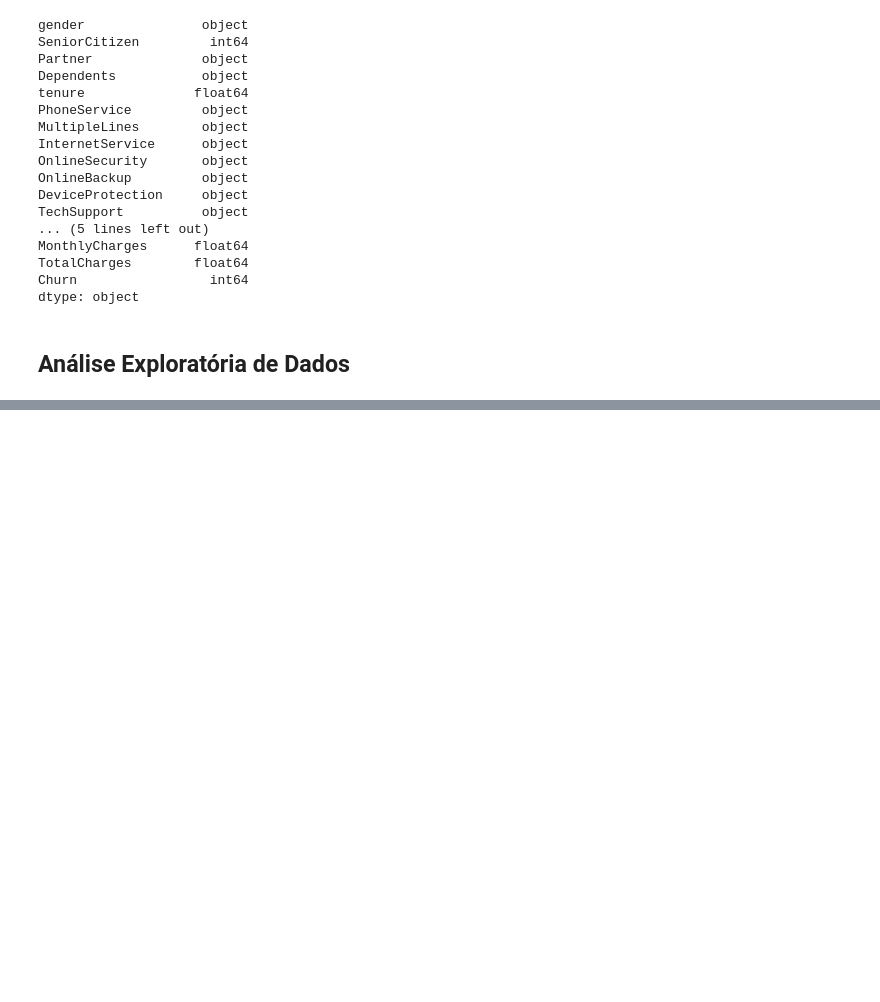
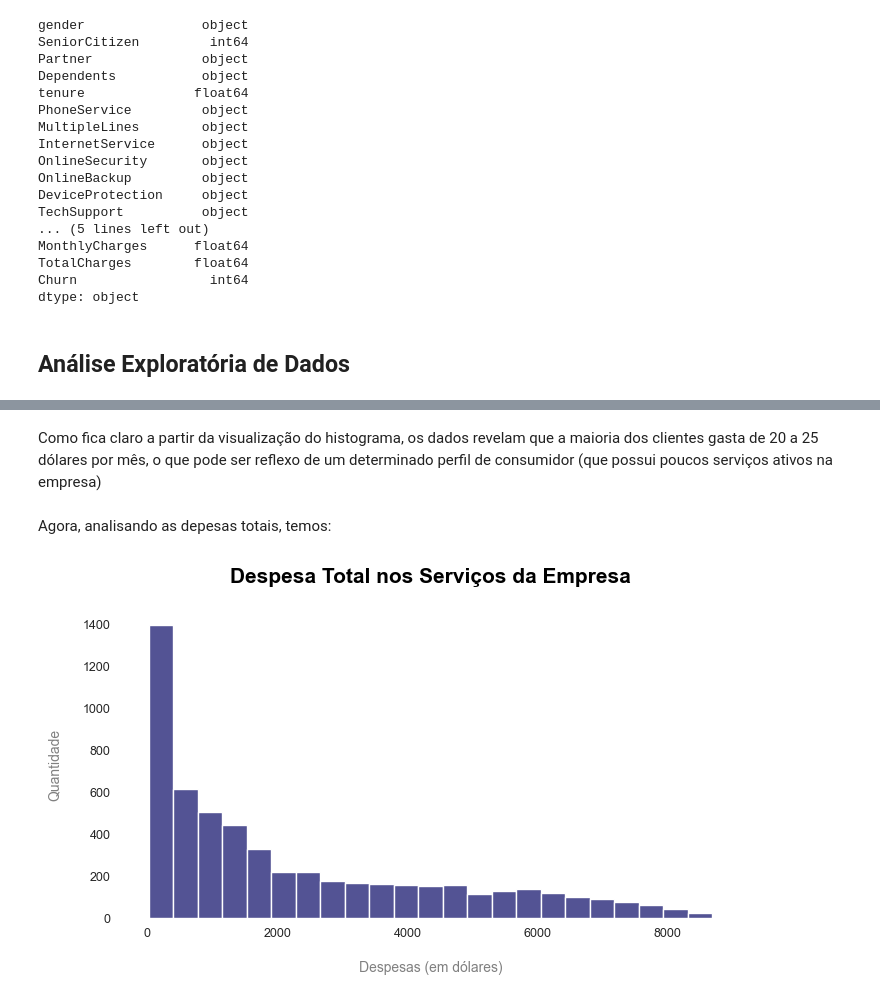
Before and after one commit to lazarocordeirosilva/Previsao_Churn, a Jupyter notebook: notebook/Churn Analysis.ipynb, the cells around one changed output, grey strips where cells are left out. Saved outputs shown, nothing was run; the diff lists cells and outputs as text; code cells hidden in the pictures; blank space fills up the shorter version.

```diff
--- a/notebook/Churn Analysis.ipynb
+++ b/notebook/Churn Analysis.ipynb
@@ -302,0 +440,9 @@ dtype: object
+# %% [markdown]
+Como fica claro a partir da visualização do histograma, os dados revelam que a maioria dos clientes gasta de 20 a 25 dólares por mês, o que pode ser reflexo de um determinado perfil de consumidor (que possui poucos serviços ativos na empresa)
+# %% [markdown]
+Agora, analisando as depesas totais, temos:
+# %%
+# Observando a distribuição da variável 'TotalCharges'
+histograma(df_customers, 'TotalCharges', ("Despesas (em dólares)", "Despesa Total nos Serviços da Empresa"))
+# %% [output]
+[figure, added]
```
Also changed, not shown: parts of 43 cells of this notebook.
